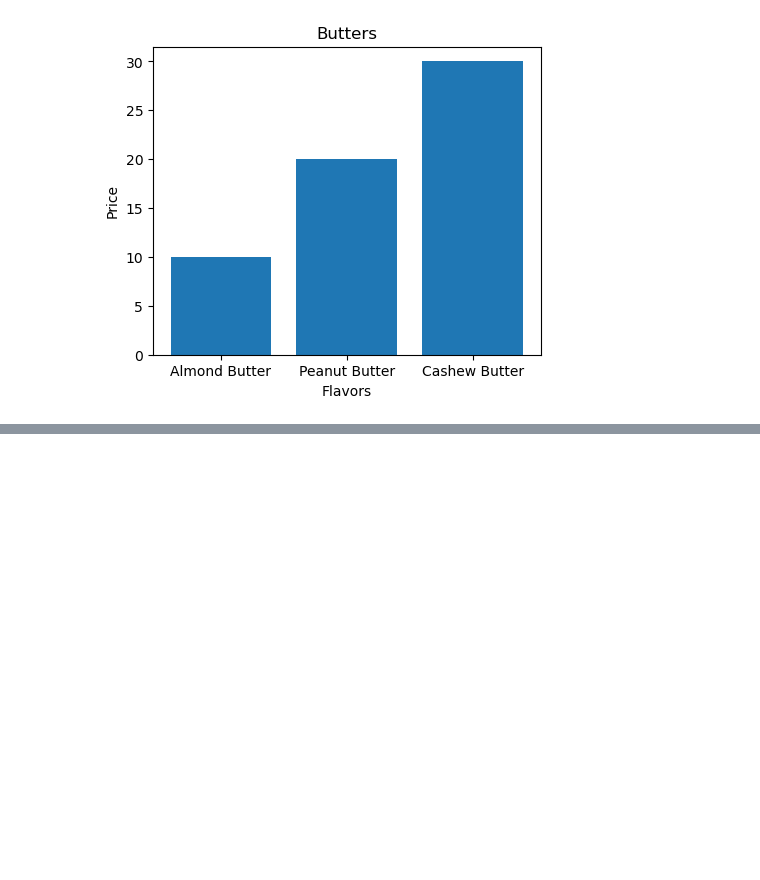
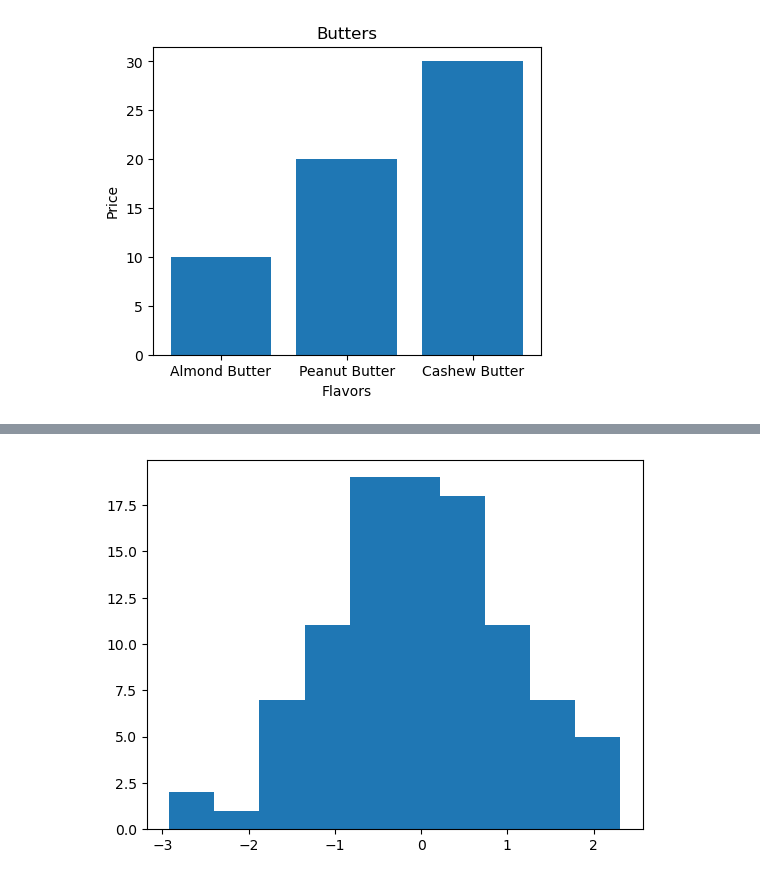
Before and after one commit to SmayanKulkarni/AI-and-ML-Course, a Jupyter notebook: sample_project/introduction-to-matplotlib.ipynb, the cells around one changed output, grey strips where cells are left out. Cells and saved outputs as stored; diff of their text form; code cells hidden in the pictures; blank space fills up the shorter version.

```diff
--- a/sample_project/introduction-to-matplotlib.ipynb
+++ b/sample_project/introduction-to-matplotlib.ipynb
@@ -110,0 +117,6 @@ ax.set(title='Butters', xlabel='Flavors', ylabel='Price');
+# %%
+x = np.random.randn(100)
+fix,arg = plt.subplots()
+arg.hist( x);
+# %% [output]
+[figure, added]
```
Also changed, not shown: parts of 4 cells of this notebook.
